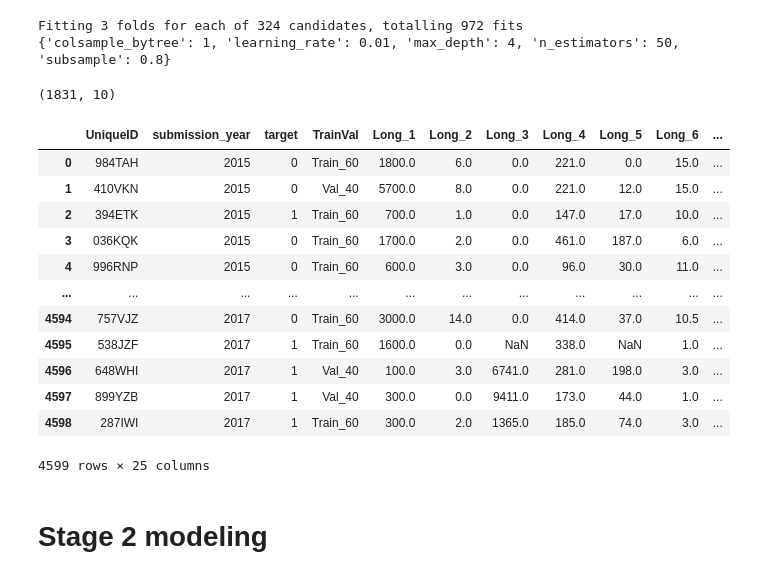
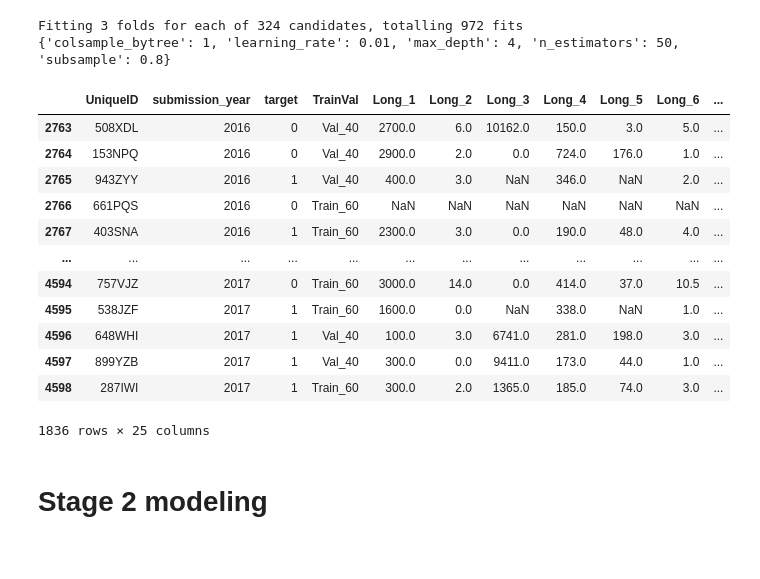
Before and after one commit to yihonghhe/Project_Credibly, a Jupyter notebook: 2_stage_modeling.ipynb, the cells around one changed output. Drawn from its saved outputs; the diff is of its cells as text; code cells hidden in the pictures.

```diff
--- a/2_stage_modeling.ipynb
+++ b/2_stage_modeling.ipynb
@@ -72,36 +72,37 @@ Fitting 3 folds for each of 324 candidates, totalling 972 fits
 # %%
 # Predicting class probabilities
 # Each row represents two scores: [probability_of_class_0, probability_of_class_1]
 train_scores = best_clf.predict_proba(X_train)[:, 1]
 val_scores = best_clf.predict_proba(X_val)[:, 1]
 
 train_df = train_df.copy()
 val_df = val_df.copy()
 # Supress warnings
 train_df['scores'] = train_scores
 val_df['scores'] = val_scores
 # Concatenating vertically
 all_data_with_scores = pd.concat([train_df, val_df], axis=0)
 
 stage_2_df = pd.merge(df, all_data_with_scores[['UniqueID', 'scores']], on='UniqueID', how='left')
 
+#use only new data, which starts from row 2763
+stage_2_df_new = stage_2_df.iloc[2763:]
 
-stage_2_df
+stage_2_df_new
 # %% [output]
+|  | UniqueID | submission_year | target | TrainVal | Long_1 | Long_2 | Long_3 | Long_4 | Long_5 | Long_6 | ... |
+| 2763 | 508XDL | 2016 | 0 | Val_40 | 2700.0 | 6.0 | 10162.0 | 150.0 | 3.0 | 5.0 | ... |
+| 2764 | 153NPQ | 2016 | 0 | Val_40 | 2900.0 | 2.0 | 0.0 | 724.0 | 176.0 | 1.0 | ... |
+| 2765 | 943ZYY | 2016 | 1 | Val_40 | 400.0 | 3.0 | NaN | 346.0 | NaN | 2.0 | ... |
+| 2766 | 661PQS | 2016 | 0 | Train_60 | NaN | NaN | NaN | NaN | NaN | NaN | ... |
+| 2767 | 403SNA | 2016 | 1 | Train_60 | 2300.0 | 3.0 | 0.0 | 190.0 | 48.0 | 4.0 | ... |
+| ... | ... | ... | ... | ... | ... | ... | ... | ... | ... | ... | ... |
+| 4594 | 757VJZ | 2017 | 0 | Train_60 | 3000.0 | 14.0 | 0.0 | 414.0 | 37.0 | 10.5 | ... |
+| 4595 | 538JZF | 2017 | 1 | Train_60 | 1600.0 | 0.0 | NaN | 338.0 | NaN | 1.0 | ... |
+| 4596 | 648WHI | 2017 | 1 | Val_40 | 100.0 | 3.0 | 6741.0 | 281.0 | 198.0 | 3.0 | ... |
+| 4597 | 899YZB | 2017 | 1 | Val_40 | 300.0 | 0.0 | 9411.0 | 173.0 | 44.0 | 1.0 | ... |
+| 4598 | 287IWI | 2017 | 1 | Train_60 | 300.0 | 2.0 | 1365.0 | 185.0 | 74.0 | 3.0 | ... |
-(1831, 10)
+1836 rows × 25 columns
-|  | UniqueID | submission_year | target | TrainVal | Long_1 | Long_2 | Long_3 | Long_4 | Long_5 | Long_6 | ... |
-| 0 | 984TAH | 2015 | 0 | Train_60 | 1800.0 | 6.0 | 0.0 | 221.0 | 0.0 | 15.0 | ... |
-| 1 | 410VKN | 2015 | 0 | Val_40 | 5700.0 | 8.0 | 0.0 | 221.0 | 12.0 | 15.0 | ... |
-| 2 | 394ETK | 2015 | 1 | Train_60 | 700.0 | 1.0 | 0.0 | 147.0 | 17.0 | 10.0 | ... |
-| 3 | 036KQK | 2015 | 0 | Train_60 | 1700.0 | 2.0 | 0.0 | 461.0 | 187.0 | 6.0 | ... |
-| 4 | 996RNP | 2015 | 0 | Train_60 | 600.0 | 3.0 | 0.0 | 96.0 | 30.0 | 11.0 | ... |
-| ... | ... | ... | ... | ... | ... | ... | ... | ... | ... | ... | ... |
-| 4594 | 757VJZ | 2017 | 0 | Train_60 | 3000.0 | 14.0 | 0.0 | 414.0 | 37.0 | 10.5 | ... |
-| 4595 | 538JZF | 2017 | 1 | Train_60 | 1600.0 | 0.0 | NaN | 338.0 | NaN | 1.0 | ... |
-| 4596 | 648WHI | 2017 | 1 | Val_40 | 100.0 | 3.0 | 6741.0 | 281.0 | 198.0 | 3.0 | ... |
-| 4597 | 899YZB | 2017 | 1 | Val_40 | 300.0 | 0.0 | 9411.0 | 173.0 | 44.0 | 1.0 | ... |
-| 4598 | 287IWI | 2017 | 1 | Train_60 | 300.0 | 2.0 | 1365.0 | 185.0 | 74.0 | 3.0 | ... |
-4599 rows × 25 columns
 # %% [markdown]
 # Stage 2 modeling
 # %%
```
Also changed, not shown: parts of 3 cells of this notebook, 1 other file.
